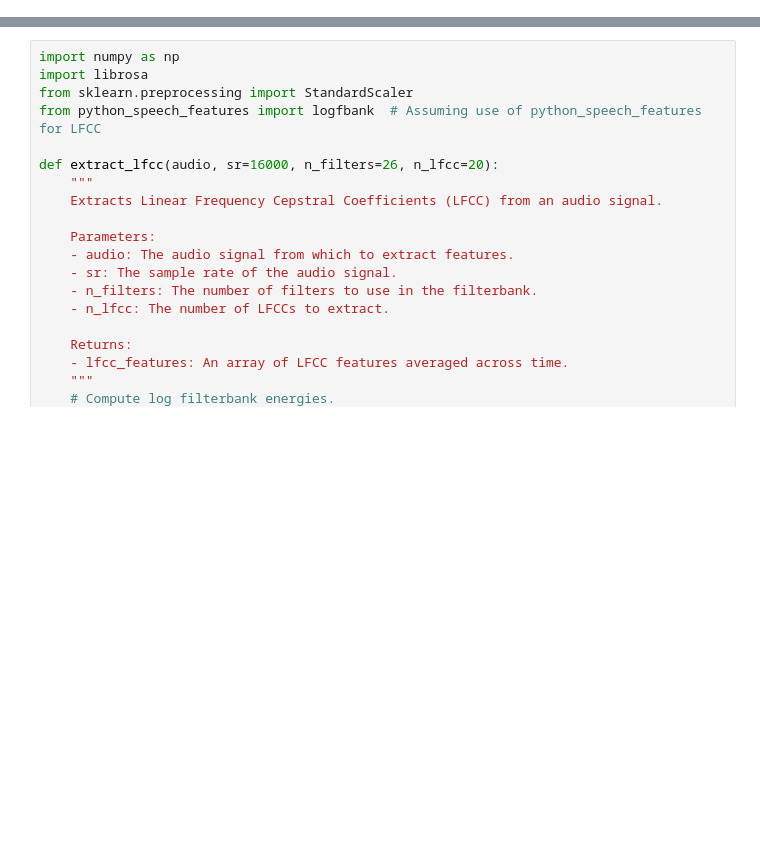
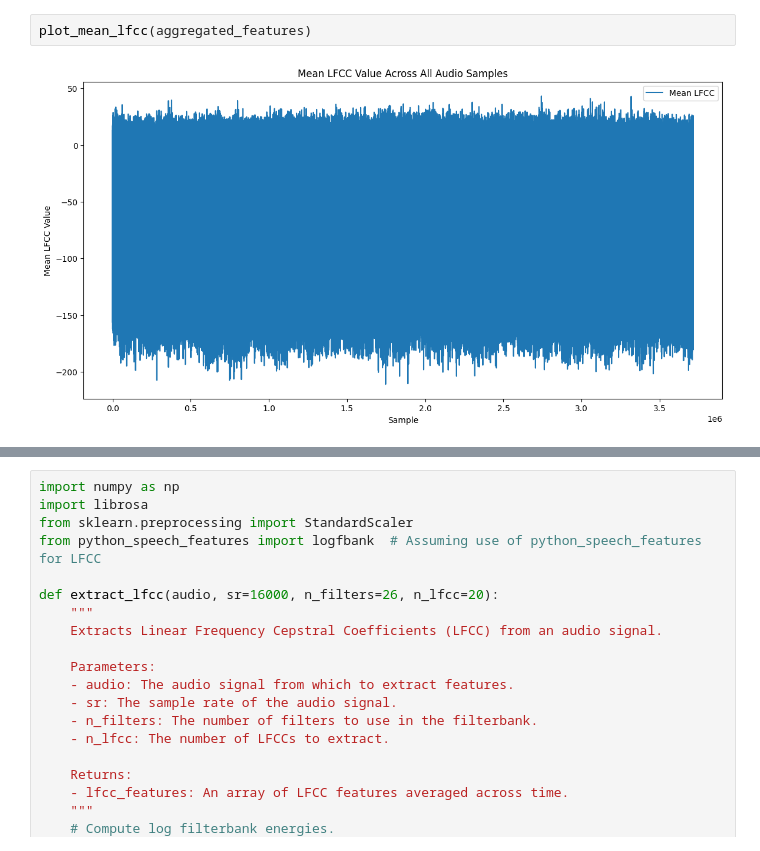
Before and after one commit to afishnamedqwerty/AudioBotDetection, a Jupyter notebook: run.ipynb, the cells around one changed output, grey strips where cells are left out. Saved outputs shown, nothing was run; the diff lists cells and outputs as text; blank space fills up the shorter version.

```diff
--- a/run.ipynb
+++ b/run.ipynb
@@ -48,0 +345,4 @@ MFCC and LFCC Features: Extract Mel-frequency cepstral coefficients (MFCC) and l
+# %%
+plot_mean_lfcc(aggregated_features)
+# %% [output]
+[figure, added]
```
Also changed, not shown: parts of 20 cells of this notebook.
